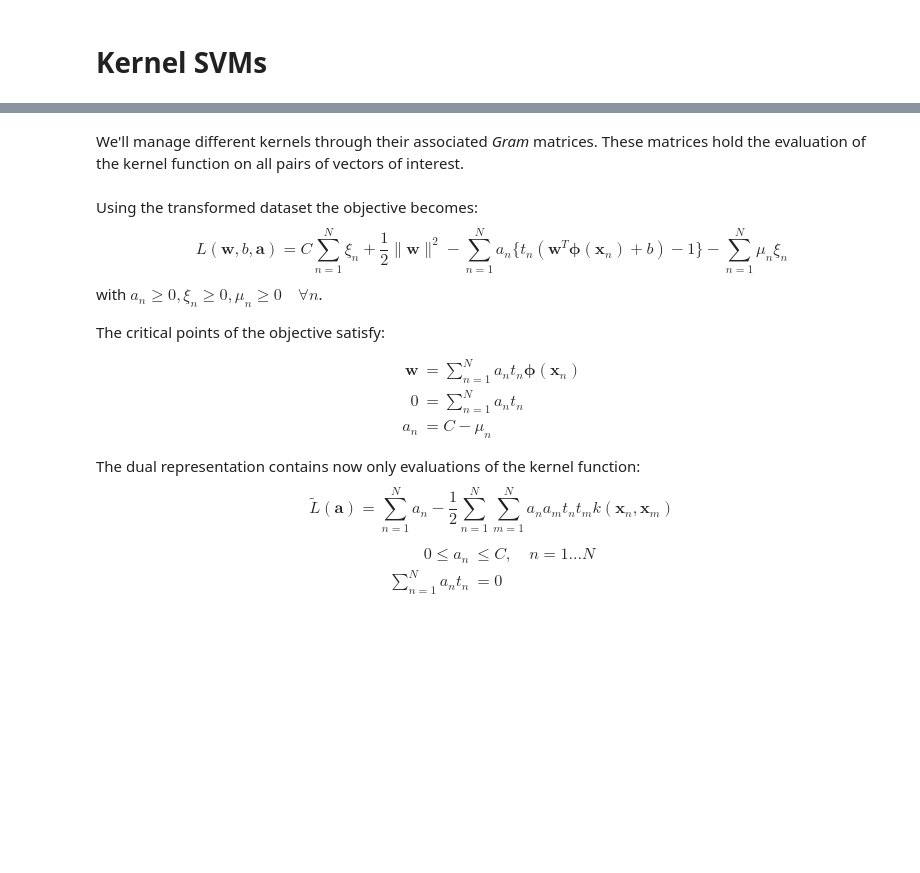
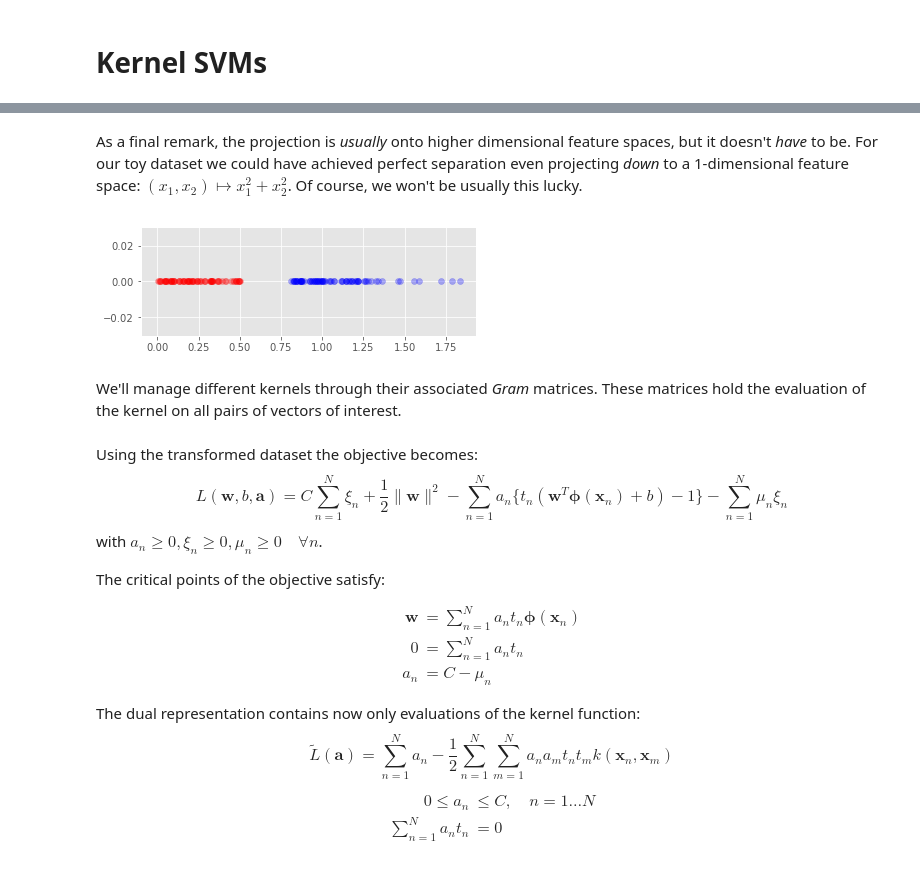
Before and after one commit to radugrosu/radugrosu.github.io, a Jupyter notebook: content/articles/linear_II.ipynb, the cells around one changed output, grey strips where cells are left out. Saved outputs shown, nothing was run; the diff lists cells and outputs as text; code cells hidden in the pictures; blank space fills up the shorter version.

```diff
--- a/content/articles/linear_II.ipynb
+++ b/content/articles/linear_II.ipynb
@@ -333,5 +367,17 @@ The new idea is straightforward - it only took about two decades to arrive at. I
+# %% [markdown]
+As a final remark, the projection is _usually_ onto higher dimensional feature spaces, but it doesn't _have_ to be. For our toy dataset we could have achieved perfect separation even projecting _down_ to a 1-dimensional feature space: $(x_1, x_2) \mapsto x_1^2 + x_2^2$. Of course, we won't be usually this lucky.
+# %%
+def plot_transf_1d(c1, c2):
+    fig, ax = plt.subplots(figsize=(6, 2))
+    ax.scatter(c1[:, 0]**2 + c1[:, 1]**2, np.zeros(len(c1)),
+             marker='o', color='r', alpha=0.3)
+    ax.scatter(c2[:, 0]**2 + c2[:, 1]**2, np.zeros(len(c2)),
+             marker='o', c='b', alpha=0.3)
+plot_transf_1d(c1, c2)
+# %% [output]
+[figure, added]
 # %% [markdown]
-We'll manage different kernels through their associated _Gram_ matrices. These matrices hold the evaluation of the kernel function on all pairs of vectors of interest.
+We'll manage different kernels through their associated _Gram_ matrices. These matrices hold the evaluation of the kernel on all pairs of vectors of interest.
 # %%
 def kernel(X, Z, kind='linear', **kwargs):
     """
```
Also changed, not shown: parts of 9 cells of this notebook, 8 other files.
